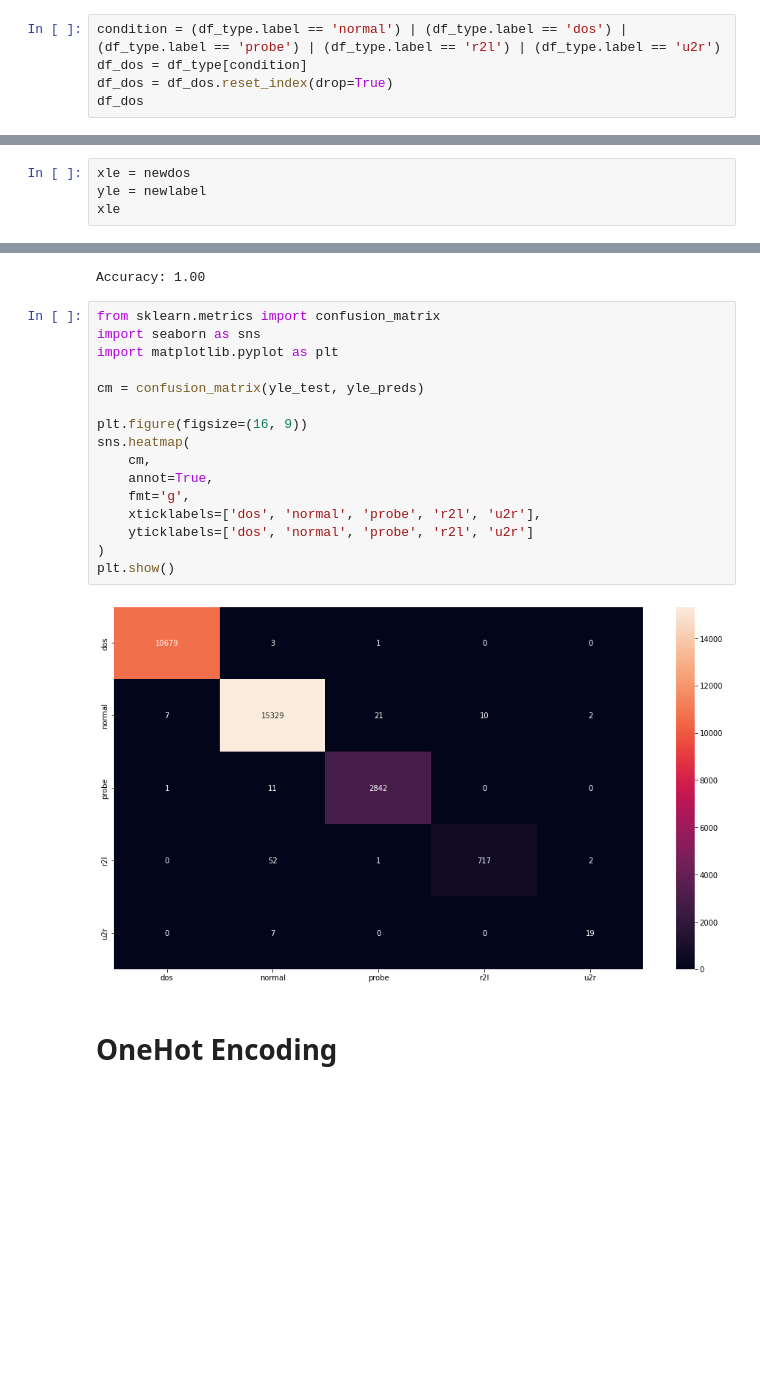
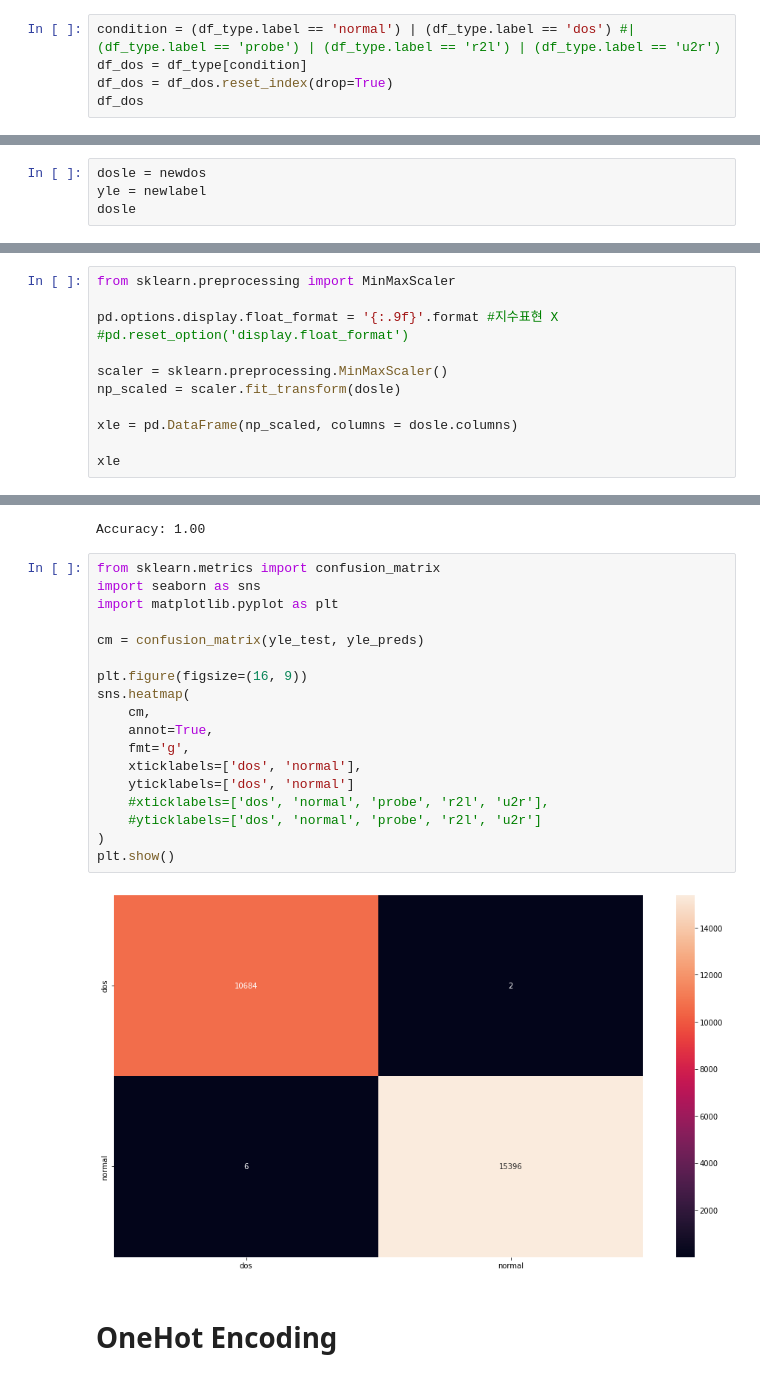
Before and after one commit to bomul0417/study, a Jupyter notebook: NIDS_Project/KDD(Dos)_Preprocessing.ipynb, the cells around one changed output, grey strips where cells are left out. Cells and saved outputs as stored; diff of their text form; blank space fills up the shorter version.

```diff
--- a/NIDS_Project/KDD(Dos)_Preprocessing.ipynb
+++ b/NIDS_Project/KDD(Dos)_Preprocessing.ipynb
@@ -113,7 +113,7 @@ dtype: int64
 # %% [markdown]
 'Dos', 'Normal' 값만 추출
 # %%
-condition = (df_type.label == 'normal') | (df_type.label == 'dos') | (df_type.label == 'probe') | (df_type.label == 'r2l') | (df_type.label == 'u2r')
+condition = (df_type.label == 'normal') | (df_type.label == 'dos') #| (df_type.label == 'probe') | (df_type.label == 'r2l') | (df_type.label == 'u2r')
 df_dos = df_type[condition]
 df_dos = df_dos.reset_index(drop=True)
 df_dos
@@ -221,8 +218,8 @@ newdos['protocol_type'] = protocol
 newdos['service'] = service
 newdos['flag'] = flag
 # %%
-xle = newdos
+dosle = newdos
 yle = newlabel
-xle
+dosle
 # %% [output]
 |  | duration | protocol_type | service | flag | src_bytes | dst_bytes | land | wrong_fragment | urgent | ... |
@@ -240,0 +240,12 @@ xle
+# %%
+from sklearn.preprocessing import MinMaxScaler
+
+pd.options.display.float_format = '{:.9f}'.format #지수표현 X
+#pd.reset_option('display.float_format')
+
+scaler = sklearn.preprocessing.MinMaxScaler()
+np_scaled = scaler.fit_transform(dosle)
+
+xle = pd.DataFrame(np_scaled, columns = dosle.columns)
+
+xle
@@ -320,21 +346,23 @@ Accuracy: 1.00
 # %%
 from sklearn.metrics import confusion_matrix
 import seaborn as sns
 import matplotlib.pyplot as plt
 
 cm = confusion_matrix(yle_test, yle_preds)
 
 plt.figure(figsize=(16, 9))
 sns.heatmap(
     cm,
     annot=True,
     fmt='g',
-    xticklabels=['dos', 'normal', 'probe', 'r2l', 'u2r'],
-    yticklabels=['dos', 'normal', 'probe', 'r2l', 'u2r']
+    xticklabels=['dos', 'normal'],
+    yticklabels=['dos', 'normal']
+    #xticklabels=['dos', 'normal', 'probe', 'r2l', 'u2r'],
+    #yticklabels=['dos', 'normal', 'probe', 'r2l', 'u2r']
 )
 plt.show()
 # %% [output]
-[figure, old version]
+[figure, new version]
 # %% [markdown]
 # OneHot Encoding
 # %%
```
Also changed, not shown: parts of 25 cells of this notebook.
